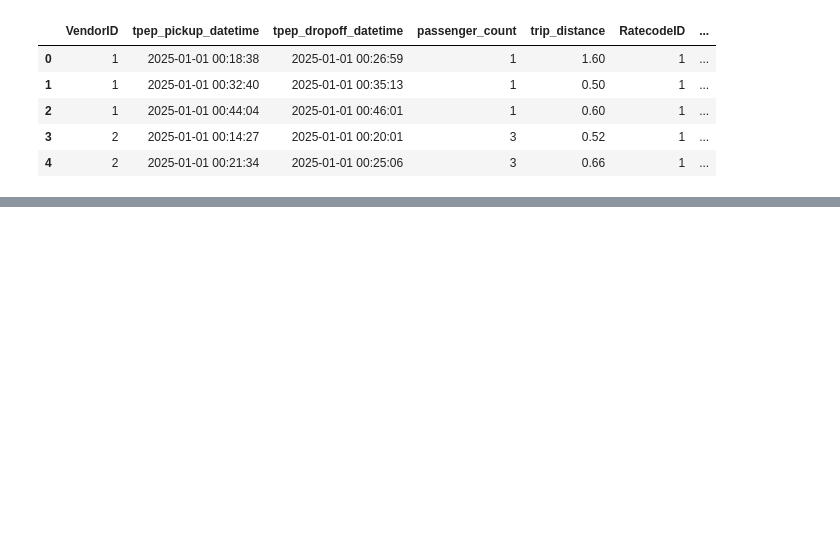
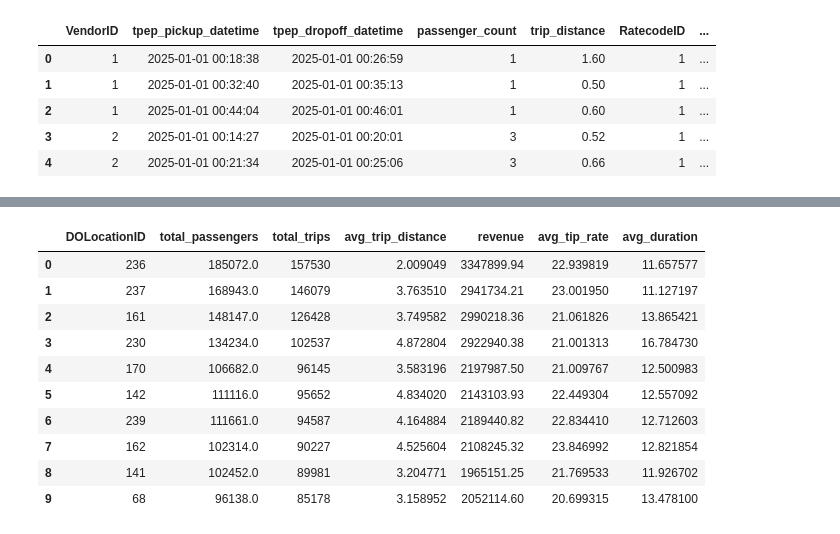
Before and after one commit to vodliosje/TaxiNYC, a Jupyter notebook: notebooks/2.1_duck_schema.ipynb, the cells around one changed output, grey strips where cells are left out. Saved outputs shown, nothing was run; the diff lists cells and outputs as text; code cells hidden in the pictures; blank space fills up the shorter version.

```diff
--- a/notebooks/2.1_duck_schema.ipynb
+++ b/notebooks/2.1_duck_schema.ipynb
@@ -51,0 +271,30 @@ conn.execute("SELECT COUNT(*) FROM trips").df()
+# %%
+#Common Dropoff
+conn.execute (
+    """
+    SELECT
+        DOLocationID,
+        SUM(passenger_count) AS total_passengers,
+        COUNT(*) AS total_trips,
+        AVG(trip_distance) AS avg_trip_distance,
+        SUM(total_amount) AS revenue,
+        AVG(tip_rate) * 100 AS avg_tip_rate,
+        AVG(duration_mins) AS avg_duration,
+    FROM clean_yellow
+    GROUP BY DOLocationID
+    ORDER BY total_trips DESC
+    LIMIT 10
+    """
+).df()
+# %% [output]
+|  | DOLocationID | total_passengers | total_trips | avg_trip_distance | revenue | avg_tip_rate | avg_duration |
+| 0 | 236 | 185072.0 | 157530 | 2.009049 | 3347899.94 | 22.939819 | 11.657577 |
+| 1 | 237 | 168943.0 | 146079 | 3.763510 | 2941734.21 | 23.001950 | 11.127197 |
+| 2 | 161 | 148147.0 | 126428 | 3.749582 | 2990218.36 | 21.061826 | 13.865421 |
+| 3 | 230 | 134234.0 | 102537 | 4.872804 | 2922940.38 | 21.001313 | 16.784730 |
+| 4 | 170 | 106682.0 | 96145 | 3.583196 | 2197987.50 | 21.009767 | 12.500983 |
+| 5 | 142 | 111116.0 | 95652 | 4.834020 | 2143103.93 | 22.449304 | 12.557092 |
+| 6 | 239 | 111661.0 | 94587 | 4.164884 | 2189440.82 | 22.834410 | 12.712603 |
+| 7 | 162 | 102314.0 | 90227 | 4.525604 | 2108245.32 | 23.846992 | 12.821854 |
+| 8 | 141 | 102452.0 | 89981 | 3.204771 | 1965151.25 | 21.769533 | 11.926702 |
+| 9 | 68 | 96138.0 | 85178 | 3.158952 | 2052114.60 | 20.699315 | 13.478100 |
```
Also changed, not shown: parts of 18 cells of this notebook, 4 other files.
